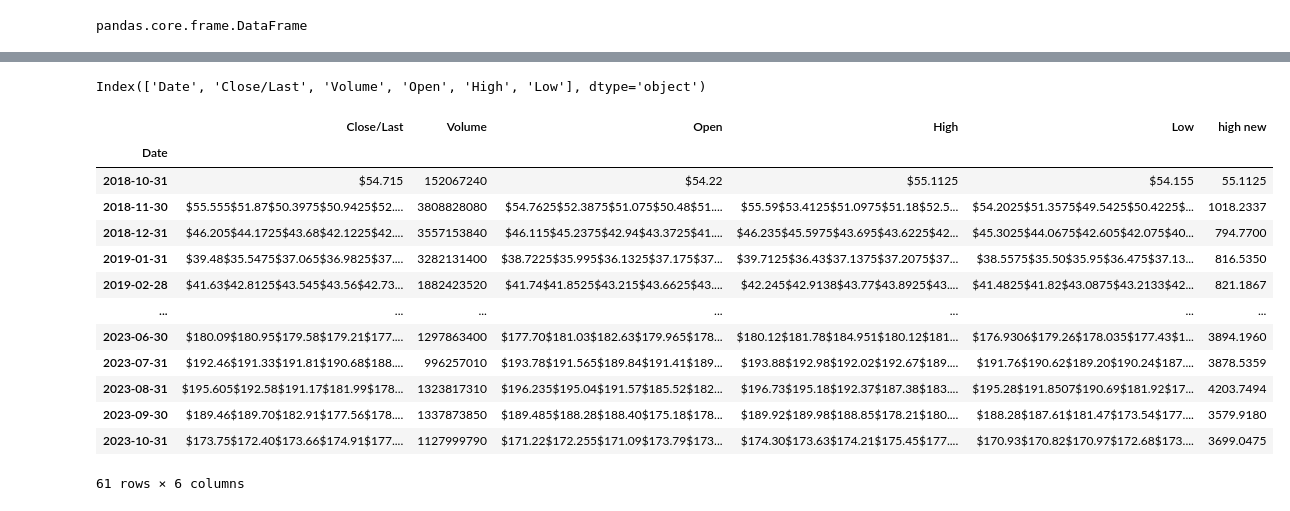
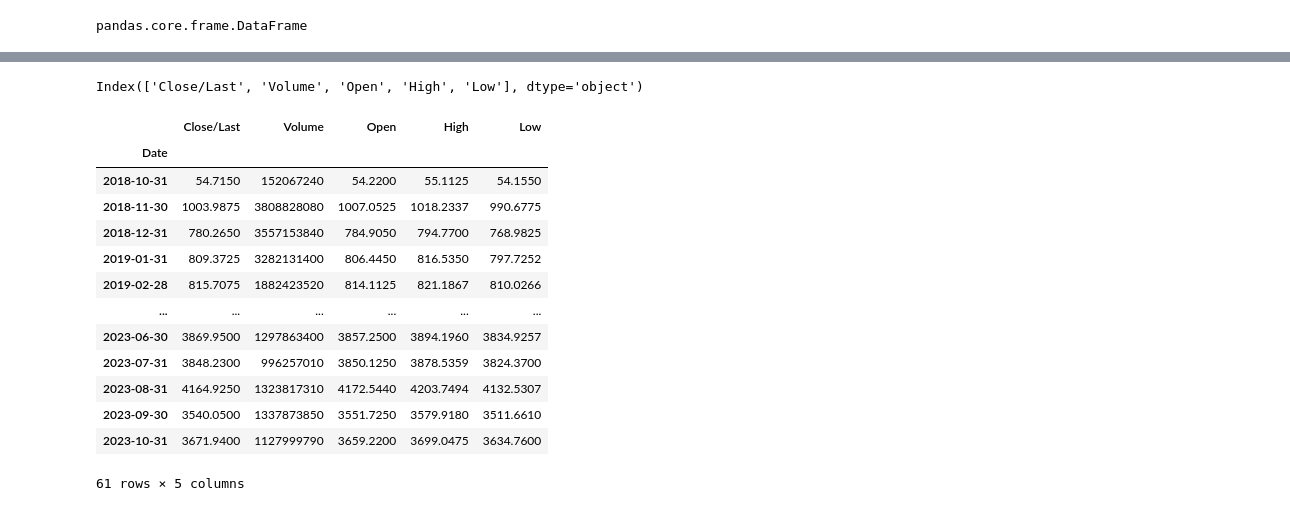
Before and after one commit to guillaume-set/pe-hackathon, a Jupyter notebook: Guillaume.ipynb, the cells around one changed output, grey strips where cells are left out. Cells and saved outputs as stored; diff of their text form; code cells hidden in the pictures.

```diff
--- a/Guillaume.ipynb
+++ b/Guillaume.ipynb
@@ -28,27 +11,32 @@ df
-# %%
-df.columns
-# %% [output]
-Index(['Date', 'Close/Last', 'Volume', 'Open', 'High', 'Low'], dtype='object')
 # %%
-df['Date']=pd.to_datetime(df['Date'], format='%m/%d/%Y %I:%M:%S %p')
+df['Date']=pd.to_datetime(df['Date'], format='%m/%d/%Y')
+#conversion en date pour la colone date
+# %%
+df.set_index('Date', inplace=True)
 # %%
-df.dtypes
-df['high new']=df['High'].str.replace('$','').astype(float)
-dfnew['Date'
+#on met toutes les données en float
+for k in df:
+    if df[k].dtype == 'O':
+        df[k]=df[k].str.replace('$','').astype(float)
+# %%
+df.columns
+# %% [output]
+Index(['Close/Last', 'Volume', 'Open', 'High', 'Low'], dtype='object')
 # %%
-df.set_index('Date').resample('M').sum()
+#données par mois
+df.resample('m').sum()
 # %% [output]
-|  | Close/Last | Volume | Open | High | Low | high new |
-| Date |  |  |  |  |  |  |
-| 2018-10-31 | $54.715 | 152067240 | $54.22 | $55.1125 | $54.155 | 55.1125 |
-| 2018-11-30 | $55.555$51.87$50.3975$50.9425$52.... | 3808828080 | $54.7625$52.3875$51.075$50.48$51.... | $55.59$53.4125$51.0975$51.18$52.5... | $54.2025$51.3575$49.5425$50.4225$... | 1018.2337 |
-| 2018-12-31 | $46.205$44.1725$43.68$42.1225$42.... | 3557153840 | $46.115$45.2375$42.94$43.3725$41.... | $46.235$45.5975$43.695$43.6225$42... | $45.3025$44.0675$42.605$42.075$40... | 794.7700 |
-| 2019-01-31 | $39.48$35.5475$37.065$36.9825$37.... | 3282131400 | $38.7225$35.995$36.1325$37.175$37... | $39.7125$36.43$37.1375$37.2075$37... | $38.5575$35.50$35.95$36.475$37.13... | 816.5350 |
-| 2019-02-28 | $41.63$42.8125$43.545$43.56$42.73... | 1882423520 | $41.74$41.8525$43.215$43.6625$43.... | $42.245$42.9138$43.77$43.8925$43.... | $41.4825$41.82$43.0875$43.2133$42... | 821.1867 |
-| ... | ... | ... | ... | ... | ... | ... |
-| 2023-06-30 | $180.09$180.95$179.58$179.21$177.... | 1297863400 | $177.70$181.03$182.63$179.965$178... | $180.12$181.78$184.951$180.12$181... | $176.9306$179.26$178.035$177.43$1... | 3894.1960 |
-| 2023-07-31 | $192.46$191.33$191.81$190.68$188.... | 996257010 | $193.78$191.565$189.84$191.41$189... | $193.88$192.98$192.02$192.67$189.... | $191.76$190.62$189.20$190.24$187.... | 3878.5359 |
-| 2023-08-31 | $195.605$192.58$191.17$181.99$178... | 1323817310 | $196.235$195.04$191.57$185.52$182... | $196.73$195.18$192.37$187.38$183.... | $195.28$191.8507$190.69$181.92$17... | 4203.7494 |
-| 2023-09-30 | $189.46$189.70$182.91$177.56$178.... | 1337873850 | $189.485$188.28$188.40$175.18$178... | $189.92$189.98$188.85$178.21$180.... | $188.28$187.61$181.47$173.54$177.... | 3579.9180 |
-| 2023-10-31 | $173.75$172.40$173.66$174.91$177.... | 1127999790 | $171.22$172.255$171.09$173.79$173... | $174.30$173.63$174.21$175.45$177.... | $170.93$170.82$170.97$172.68$173.... | 3699.0475 |
+|  | Close/Last | Volume | Open | High | Low |
+| Date |  |  |  |  |  |
+| 2018-10-31 | 54.7150 | 152067240 | 54.2200 | 55.1125 | 54.1550 |
+| 2018-11-30 | 1003.9875 | 3808828080 | 1007.0525 | 1018.2337 | 990.6775 |
+| 2018-12-31 | 780.2650 | 3557153840 | 784.9050 | 794.7700 | 768.9825 |
+| 2019-01-31 | 809.3725 | 3282131400 | 806.4450 | 816.5350 | 797.7252 |
+| 2019-02-28 | 815.7075 | 1882423520 | 814.1125 | 821.1867 | 810.0266 |
+| ... | ... | ... | ... | ... | ... |
+| 2023-06-30 | 3869.9500 | 1297863400 | 3857.2500 | 3894.1960 | 3834.9257 |
+| 2023-07-31 | 3848.2300 | 996257010 | 3850.1250 | 3878.5359 | 3824.3700 |
+| 2023-08-31 | 4164.9250 | 1323817310 | 4172.5440 | 4203.7494 | 4132.5307 |
+| 2023-09-30 | 3540.0500 | 1337873850 | 3551.7250 | 3579.9180 | 3511.6610 |
+| 2023-10-31 | 3671.9400 | 1127999790 | 3659.2200 | 3699.0475 | 3634.7600 |
-61 rows × 6 columns
+61 rows × 5 columns
```
Also changed, not shown: parts of 13 cells of this notebook.
